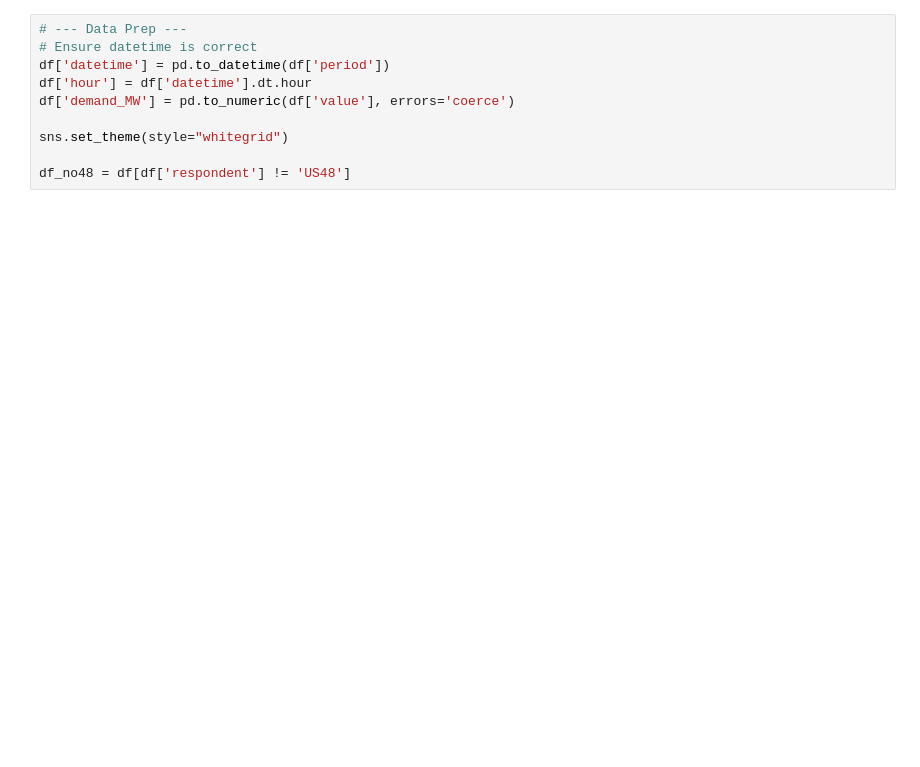
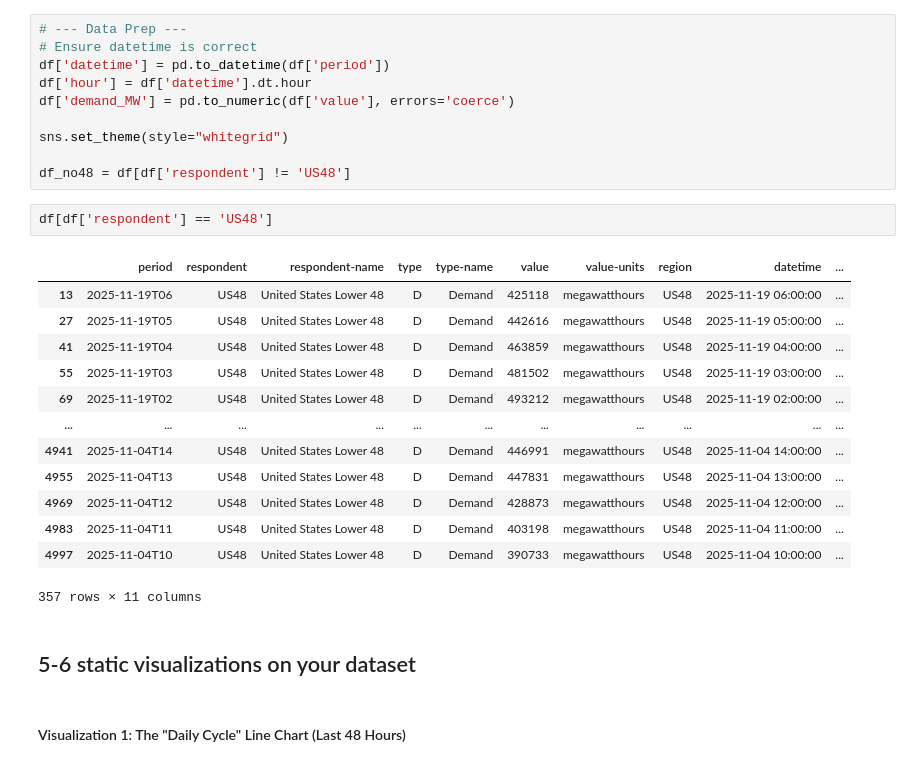
Before and after one commit to N3il-kb/dsc-106-final-proj, a Jupyter notebook: init_nb.ipynb, the cells around one changed output. Saved outputs shown, nothing was run; the diff lists cells and outputs as text; blank space fills up the shorter version.

```diff
--- a/init_nb.ipynb
+++ b/init_nb.ipynb
@@ -164,4 +170,24 @@ df['demand_MW'] = pd.to_numeric(df['value'], errors='coerce')
 sns.set_theme(style="whitegrid")
 
 df_no48 = df[df['respondent'] != 'US48']
+# %%
+df[df['respondent'] == 'US48']
+# %% [output]
+|  | period | respondent | respondent-name | type | type-name | value | value-units | region | datetime | ... |
+| 13 | 2025-11-19T06 | US48 | United States Lower 48 | D | Demand | 425118 | megawatthours | US48 | 2025-11-19 06:00:00 | ... |
+| 27 | 2025-11-19T05 | US48 | United States Lower 48 | D | Demand | 442616 | megawatthours | US48 | 2025-11-19 05:00:00 | ... |
+| 41 | 2025-11-19T04 | US48 | United States Lower 48 | D | Demand | 463859 | megawatthours | US48 | 2025-11-19 04:00:00 | ... |
+| 55 | 2025-11-19T03 | US48 | United States Lower 48 | D | Demand | 481502 | megawatthours | US48 | 2025-11-19 03:00:00 | ... |
+| 69 | 2025-11-19T02 | US48 | United States Lower 48 | D | Demand | 493212 | megawatthours | US48 | 2025-11-19 02:00:00 | ... |
+| ... | ... | ... | ... | ... | ... | ... | ... | ... | ... | ... |
+| 4941 | 2025-11-04T14 | US48 | United States Lower 48 | D | Demand | 446991 | megawatthours | US48 | 2025-11-04 14:00:00 | ... |
+| 4955 | 2025-11-04T13 | US48 | United States Lower 48 | D | Demand | 447831 | megawatthours | US48 | 2025-11-04 13:00:00 | ... |
+| 4969 | 2025-11-04T12 | US48 | United States Lower 48 | D | Demand | 428873 | megawatthours | US48 | 2025-11-04 12:00:00 | ... |
+| 4983 | 2025-11-04T11 | US48 | United States Lower 48 | D | Demand | 403198 | megawatthours | US48 | 2025-11-04 11:00:00 | ... |
+| 4997 | 2025-11-04T10 | US48 | United States Lower 48 | D | Demand | 390733 | megawatthours | US48 | 2025-11-04 10:00:00 | ... |
+357 rows × 11 columns
+# %% [markdown]
+## 5-6 static visualizations on your dataset
+# %% [markdown]
+#### Visualization 1: The "Daily Cycle" Line Chart (Last 48 Hours)
 # %%
```
Also changed, not shown: parts of 12 cells of this notebook, 1 other file.
